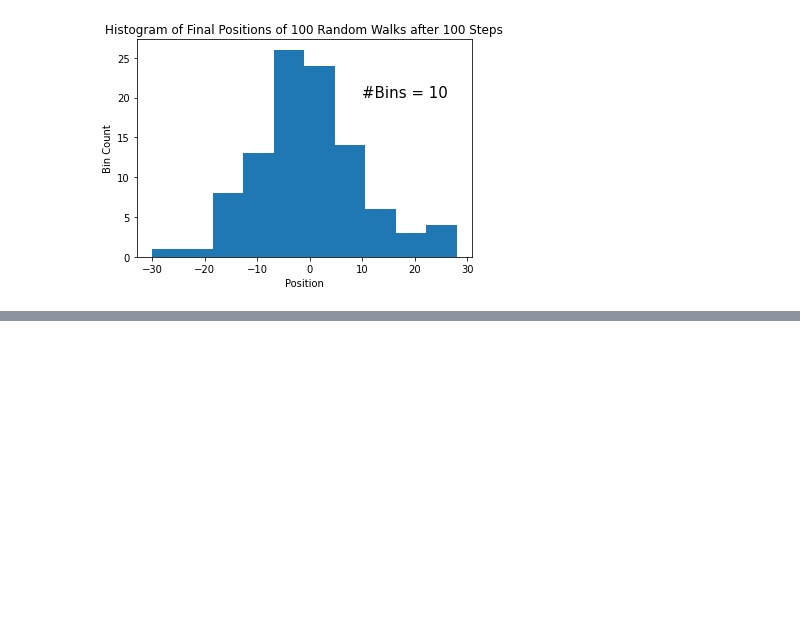
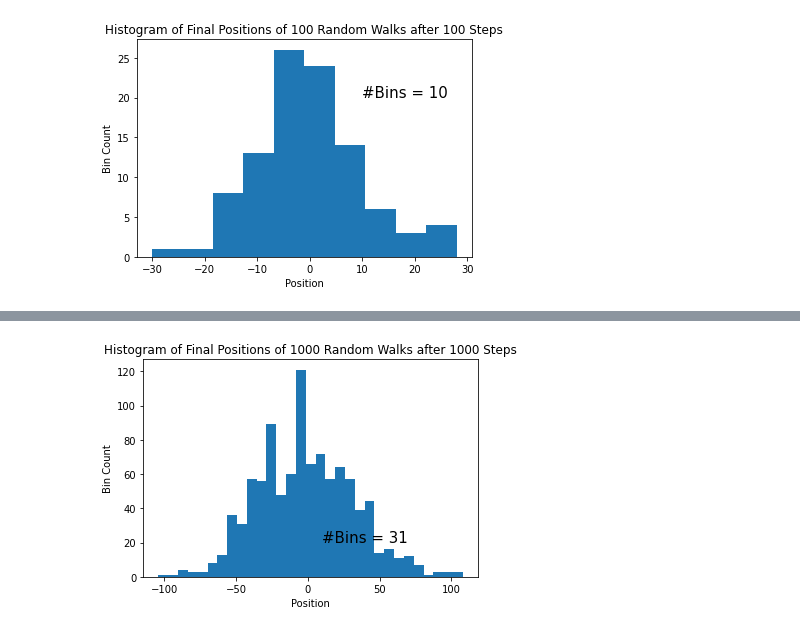
Before and after one commit to BorisZupancic/SummerOfScience2022, a Jupyter notebook: CodingDay2.ipynb, the cells around one changed output, grey strips where cells are left out. Drawn from its saved outputs; the diff is of its cells as text; code cells hidden in the pictures; blank space fills up the shorter version.

```diff
--- a/CodingDay2.ipynb
+++ b/CodingDay2.ipynb
@@ -198,0 +214,25 @@ plt.show()
+# %%
+def MonteCarlo_randWalk(x_0,M,N, plot_MC = True):
+    #Create an array to store the random-walk arrays:
+    Walks = np.ndarray((M,N+1)) #M rows (1 for each randomwalk), N+1 columns (1 for each step; including the 0-th)
+    for j in range(M):
+        x_s = randWalk(x_0,N, Plot = False) #run the random walk
+        Walks[j,:] = x_s #set the j-th column equal to x_s
+
+    #The number of bins to put in our Histogram.
+    num_bins = int(np.floor(np.sqrt(M)))
+
+    if plot_MC == True:
+        plt.figure()
+        plt.hist(Walks[:,-1], bins = num_bins)
+        plt.title(f"Histogram of Final Positions of {M} Random Walks after {N} Steps")
+        plt.xlabel("Position")
+        plt.ylabel("Bin Count")
+        plt.text(10,20,f"#Bins = {num_bins}",fontsize = 15)
+        plt.show()
+
+    return Walks
+
+Walks = MonteCarlo_randWalk(0,1000,1000,plot_MC = True)
+# %% [output]
+[figure, added]
```
Also changed, not shown: parts of 3 cells of this notebook.
